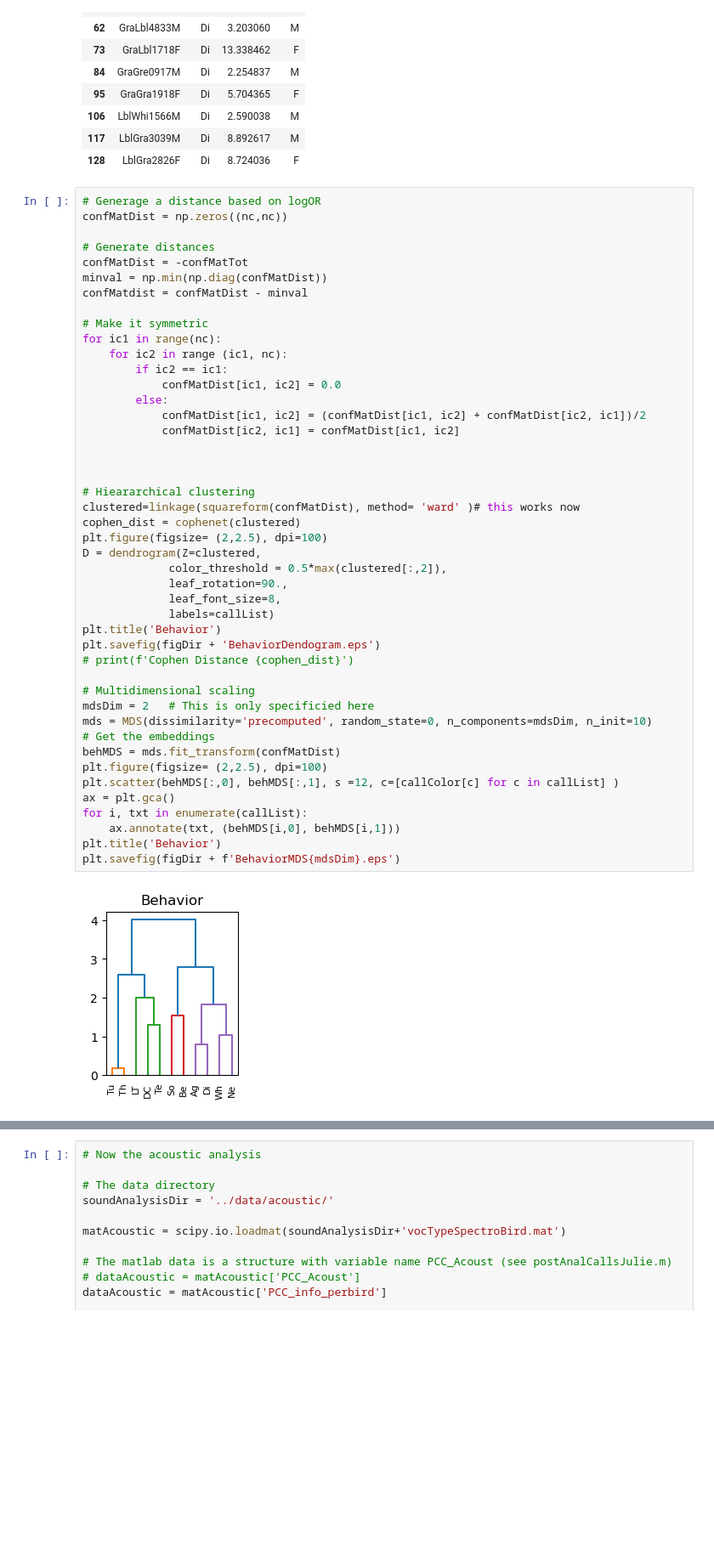
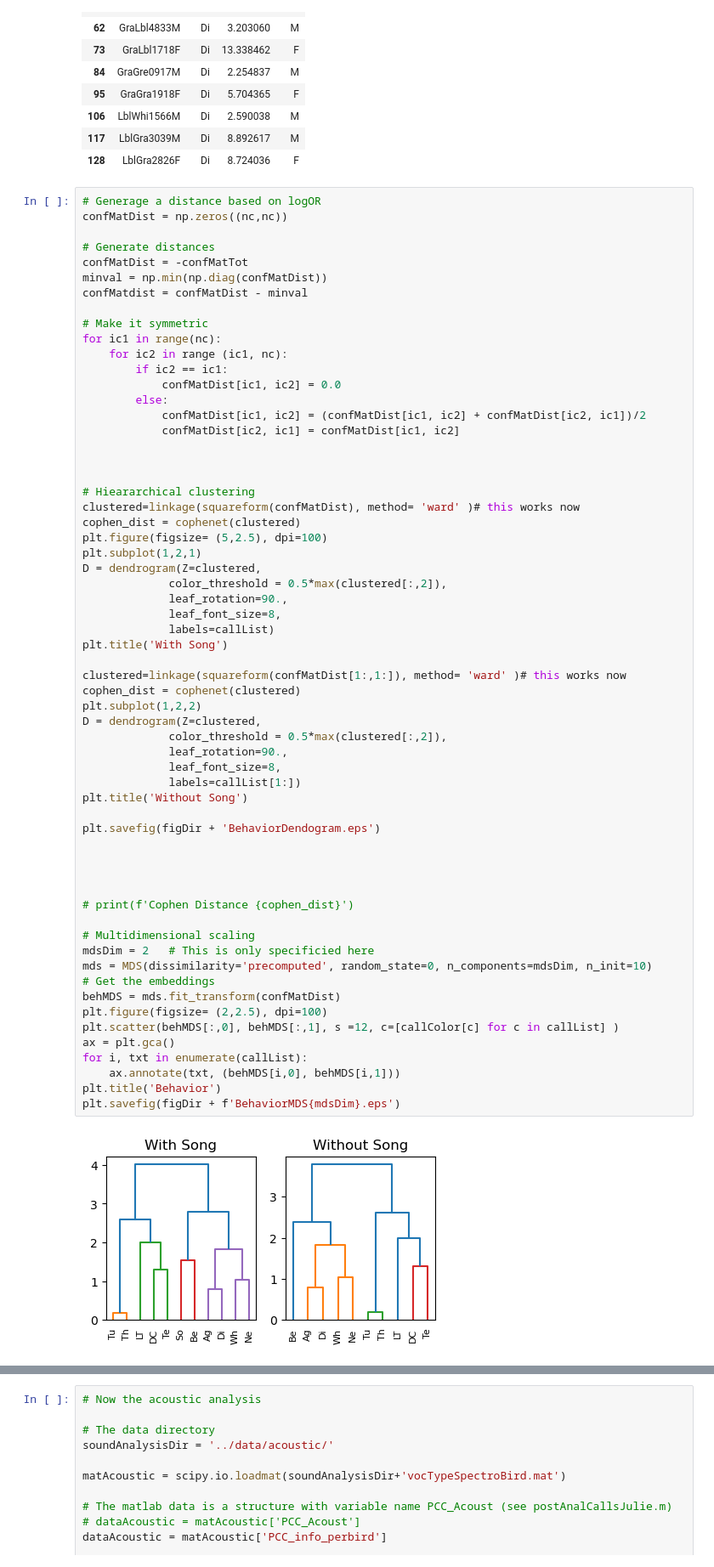
Before and after one commit to theunissenlab/zebra-finch-semantic-category, a Jupyter notebook: pythonNotebooks/BEHAV-Figure 4.ipynb, the cells around one changed output, grey strips where cells are left out. Shown at 85% size. Drawn from its saved outputs; the diff is of its cells as text; blank space fills up the shorter version.

Commit message:
Modifying notebooks for updated figures and analyses for the revision.

```diff
--- a/pythonNotebooks/BEHAV-Figure 4.ipynb
+++ b/pythonNotebooks/BEHAV-Figure 4.ipynb
@@ -840,36 +840,52 @@ for ic1 in range(nc):
         else:
             confMatDist[ic1, ic2] = (confMatDist[ic1, ic2] + confMatDist[ic2, ic1])/2
             confMatDist[ic2, ic1] = confMatDist[ic1, ic2]
 
 
 
 # Hieararchical clustering
 clustered=linkage(squareform(confMatDist), method= 'ward' )# this works now
 cophen_dist = cophenet(clustered)
-plt.figure(figsize= (2,2.5), dpi=100)
+plt.figure(figsize= (5,2.5), dpi=100)
+plt.subplot(1,2,1)
 D = dendrogram(Z=clustered,
              color_threshold = 0.5*max(clustered[:,2]),
              leaf_rotation=90.,
              leaf_font_size=8,
              labels=callList)
-plt.title('Behavior')
+plt.title('With Song')
+
+clustered=linkage(squareform(confMatDist[1:,1:]), method= 'ward' )# this works now
+cophen_dist = cophenet(clustered)
+plt.subplot(1,2,2)
+D = dendrogram(Z=clustered,
+             color_threshold = 0.5*max(clustered[:,2]),
+             leaf_rotation=90.,
+             leaf_font_size=8,
+             labels=callList[1:])
+plt.title('Without Song')
+
 plt.savefig(figDir + 'BehaviorDendogram.eps')
+
+
+
+
 # print(f'Cophen Distance {cophen_dist}')
 
 # Multidimensional scaling
 mdsDim = 2   # This is only specificied here
 mds = MDS(dissimilarity='precomputed', random_state=0, n_components=mdsDim, n_init=10)
 # Get the embeddings
 behMDS = mds.fit_transform(confMatDist)
 plt.figure(figsize= (2,2.5), dpi=100)
 plt.scatter(behMDS[:,0], behMDS[:,1], s =12, c=[callColor[c] for c in callList] )
 ax = plt.gca()
 for i, txt in enumerate(callList):
     ax.annotate(txt, (behMDS[i,0], behMDS[i,1]))
 plt.title('Behavior')
 plt.savefig(figDir + f'BehaviorMDS{mdsDim}.eps')
 # %% [output]
-[figure, old version]
+[figure, new version]
 [figure]
 # %%
 # Now the acoustic analysis
```
Also changed, not shown: parts of 13 cells of this notebook, 3 other files.
